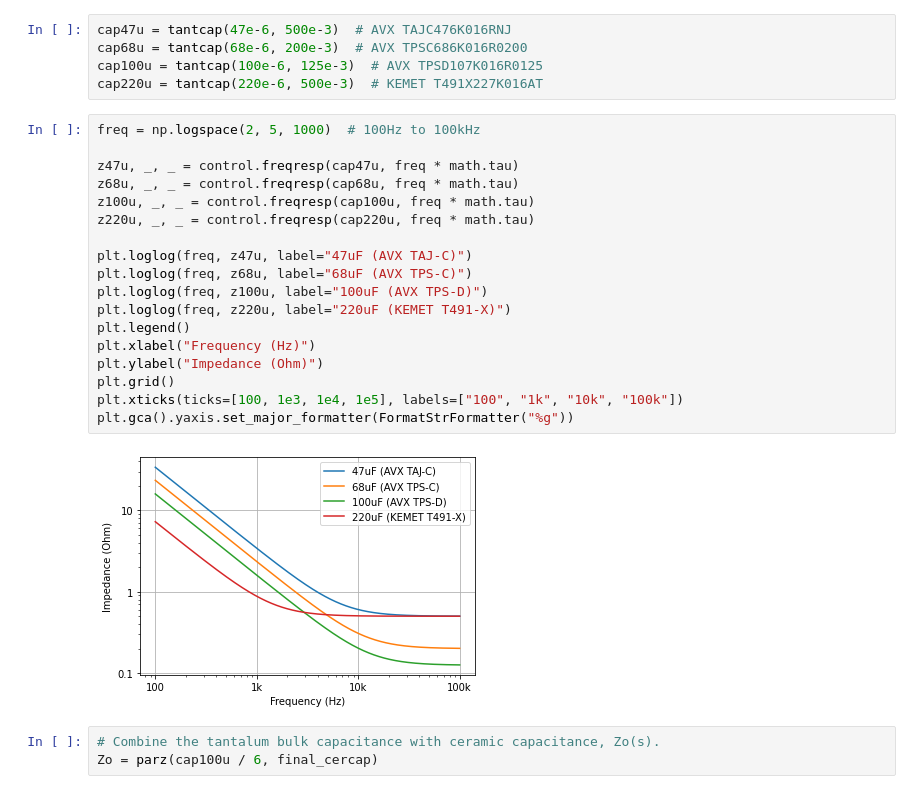
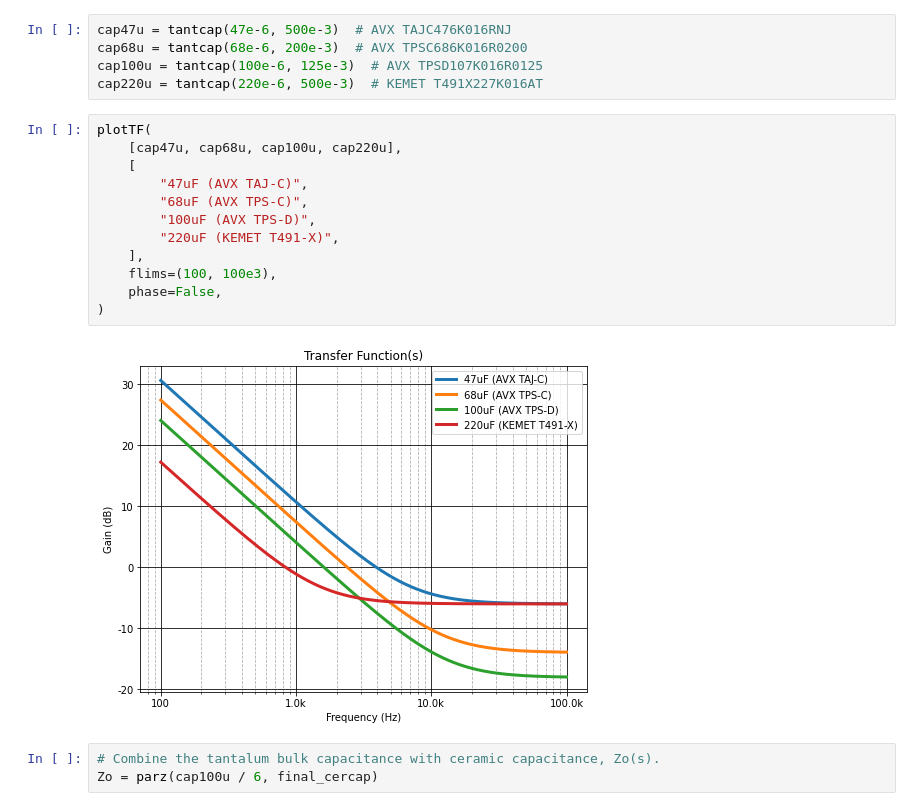
Before and after one commit to amosborne/buck-converter-stability, a Jupyter notebook: analysis.ipynb, the cells around one changed output. Cells and saved outputs as stored; diff of their text form.

```diff
--- a/analysis.ipynb
+++ b/analysis.ipynb
@@ -161,26 +140,20 @@ cap47u = tantcap(47e-6, 500e-3)  # AVX TAJC476K016RNJ
 cap68u = tantcap(68e-6, 200e-3)  # AVX TPSC686K016R0200
 cap100u = tantcap(100e-6, 125e-3)  # AVX TPSD107K016R0125
 cap220u = tantcap(220e-6, 500e-3)  # KEMET T491X227K016AT
-# %%
-freq = np.logspace(2, 5, 1000)  # 100Hz to 100kHz
-
-z47u, _, _ = control.freqresp(cap47u, freq * math.tau)
-z68u, _, _ = control.freqresp(cap68u, freq * math.tau)
-z100u, _, _ = control.freqresp(cap100u, freq * math.tau)
-z220u, _, _ = control.freqresp(cap220u, freq * math.tau)
-
-plt.loglog(freq, z47u, label="47uF (AVX TAJ-C)")
-plt.loglog(freq, z68u, label="68uF (AVX TPS-C)")
-plt.loglog(freq, z100u, label="100uF (AVX TPS-D)")
-plt.loglog(freq, z220u, label="220uF (KEMET T491-X)")
-plt.legend()
-plt.xlabel("Frequency (Hz)")
-plt.ylabel("Impedance (Ohm)")
-plt.grid()
-plt.xticks(ticks=[100, 1e3, 1e4, 1e5], labels=["100", "1k", "10k", "100k"])
-plt.gca().yaxis.set_major_formatter(FormatStrFormatter("%g"))
-# %% [output]
-[figure, removed]
+# %%
+plotTF(
+    [cap47u, cap68u, cap100u, cap220u],
+    [
+        "47uF (AVX TAJ-C)",
+        "68uF (AVX TPS-C)",
+        "100uF (AVX TPS-D)",
+        "220uF (KEMET T491-X)",
+    ],
+    flims=(100, 100e3),
+    phase=False,
+)
+# %% [output]
+[figure, added]
 # %%
 # Combine the tantalum bulk capacitance with ceramic capacitance, Zo(s).
 Zo = parz(cap100u / 6, final_cercap)
```
Also changed, not shown: parts of 14 cells of this notebook, 3 other files.
